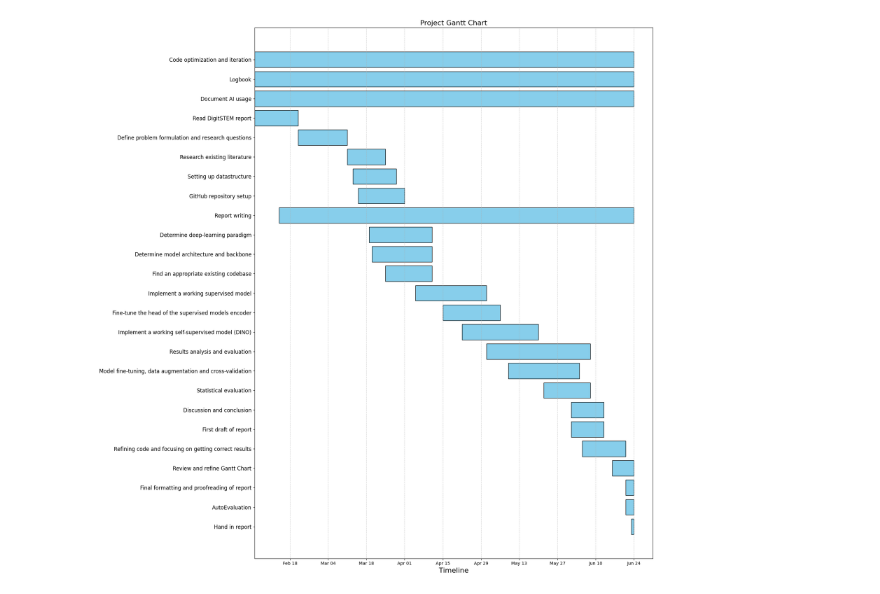
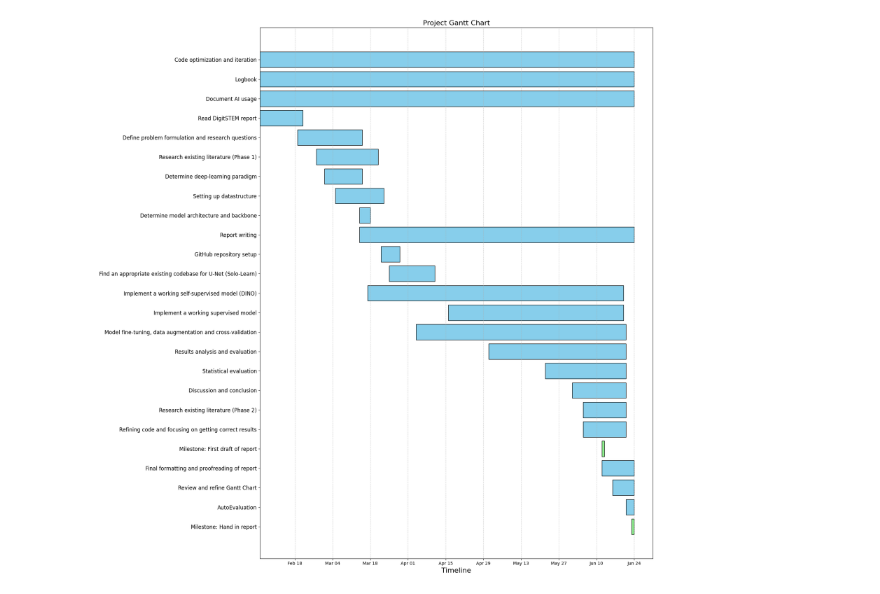
Before and after one commit to Alfred-Aqraou/nk-cell-segmentation, a Jupyter notebook: Gantt_chart.ipynb, the cells around one changed output. Cells and saved outputs as stored; diff of their text form; code cells hidden in the pictures.

Commit message:
Updated gantt chart to reflect our work dates

```diff
--- a/Gantt_chart.ipynb
+++ b/Gantt_chart.ipynb
@@ -5,57 +5,58 @@ from matplotlib.dates import date2num
 import matplotlib.dates as mdates
 from datetime import datetime
 # %%
-#Gantt Chart Data
+# Gantt Chart Data
 tasks = [
     {"Task": "Code optimization and iteration", "Start": "02/05/2025", "End": "06/23/2025"},
     {"Task": "Logbook", "Start": "02/05/2025", "End": "06/23/2025"},
     {"Task": "Document AI usage", "Start": "02/05/2025", "End": "06/23/2025"},
     {"Task": "Read DigitSTEM report", "Start": "02/05/2025", "End": "02/20/2025"},
-    {"Task": "Define problem formulation and research questions", "Start": "02/21/2025", "End": "03/10/2025"},
-    {"Task": "Research existing literature", "Start": "03/11/2025", "End": "03/24/2025"},
-    {"Task": "Setting up datastructure", "Start": "03/13/2025", "End": "03/28/2025"},
-    {"Task": "GitHub repository setup", "Start": "03/15/2025", "End": "03/31/2025"},
-    {"Task": "Report writing", "Start": "02/14/2025", "End": "06/23/2025"},
-    {"Task": "Determine deep-learning paradigm", "Start": "03/19/2025", "End": "04/10/2025"},
-    {"Task": "Determine model architecture and backbone", "Start": "03/20/2025", "End": "04/10/2025"},
-    {"Task": "Find an appropriate existing codebase", "Start": "03/25/2025", "End": "04/10/2025"},
-    {"Task": "Implement a working supervised model", "Start": "04/05/2025", "End": "04/30/2025"},
-    {"Task": "Fine-tune the head of the supervised models encoder", "Start": "04/15/2025", "End": "05/05/2025"},
-    {"Task": "Implement a working self-supervised model (DINO)", "Start": "04/22/2025", "End": "05/19/2025"},
-    {"Task": "Results analysis and evaluation", "Start": "05/01/2025", "End": "06/07/2025"},
-    {"Task": "Model fine-tuning, data augmentation and cross-validation", "Start": "05/09/2025", "End": "06/03/2025"},
-    {"Task": "Statistical evaluation", "Start": "05/22/2025", "End": "06/07/2025"},
-    {"Task": "Discussion and conclusion", "Start": "06/01/2025", "End": "06/12/2025"},
-    {"Task": "First draft of report", "Start": "06/01/2025", "End": "06/12/2025"},
+    {"Task": "Define problem formulation and research questions", "Start": "02/19/2025", "End": "03/14/2025"},
+    {"Task": "Research existing literature (Phase 1)", "Start": "02/26/2025", "End": "03/20/2025"},
+    {"Task": "Determine deep-learning paradigm", "Start": "03/01/2025", "End": "03/14/2025"},
+    {"Task": "Setting up datastructure", "Start": "03/05/2025", "End": "03/22/2025"},
+    {"Task": "Determine model architecture and backbone", "Start": "03/14/2025", "End": "03/17/2025"},
+    {"Task": "Report writing", "Start": "03/14/2025", "End": "06/23/2025"},
+    {"Task": "GitHub repository setup", "Start": "03/22/2025", "End": "03/28/2025"},
+    {"Task": "Find an appropriate existing codebase for U-Net (Solo-Learn)", "Start": "03/25/2025", "End": "04/10/2025"},
+    {"Task": "Implement a working self-supervised model (DINO)", "Start": "03/17/2025", "End": "06/19/2025"},
+    {"Task": "Implement a working supervised model", "Start": "04/16/2025", "End": "06/19/2025"},
+    {"Task": "Model fine-tuning, data augmentation and cross-validation", "Start": "04/04/2025", "End": "06/20/2025"},
+    {"Task": "Results analysis and evaluation", "Start": "05/01/2025", "End": "06/20/2025"},
+    {"Task": "Statistical evaluation", "Start": "05/22/2025", "End": "06/20/2025"},
+    {"Task": "Discussion and conclusion", "Start": "06/01/2025", "End": "06/20/2025"},
+    {"Task": "Research existing literature (Phase 2)", "Start": "06/05/2025", "End": "06/20/2025"},
     {"Task": "Refining code and focusing on getting correct results", "Start": "06/05/2025", "End": "06/20/2025"},
+    {"Task": "Milestone: First draft of report", "Start": "06/12/2025", "End": "06/12/2025"},
+    {"Task": "Final formatting and proofreading of report", "Start": "06/12/2025", "End": "06/23/2025"},
     {"Task": "Review and refine Gantt Chart", "Start": "06/16/2025", "End": "06/23/2025"},
-    {"Task": "Final formatting and proofreading of report", "Start": "06/21/2025", "End": "06/23/2025"},
     {"Task": "AutoEvaluation", "Start": "06/21/2025", "End": "06/23/2025"},
-    {"Task": "Hand in report", "Start": "06/23/2025", "End": "06/23/2025"}
+    {"Task": "Milestone: Hand in report", "Start": "06/23/2025", "End": "06/23/2025"}
 ]
 # %%
 # Convert to DataFrame
 df = pd.DataFrame(tasks)
 df["Start"] = pd.to_datetime(df["Start"], format="%m/%d/%Y")
 df["End"] = pd.to_datetime(df["End"], format="%m/%d/%Y")
 df["Duration"] = (df["End"] - df["Start"]).dt.days + 1
 
 # Plot
 fig, ax = plt.subplots(figsize=(18, 18))
 for idx, row in df.iterrows():
-    ax.barh(y=idx, width=row["Duration"], left=row["Start"], color="skyblue", edgecolor="black")
+    color = "lightgreen" if "Milestone" in row["Task"] else "skyblue"
+    ax.barh(y=idx, width=row["Duration"], left=row["Start"], color=color, edgecolor="black")
 
 
 ax.set_yticks(range(len(df)))
 ax.set_yticklabels(df["Task"])
 ax.tick_params(axis='y', labelsize=12)
 ax.invert_yaxis()
 ax.xaxis.set_major_locator(mdates.WeekdayLocator(interval=2))
 ax.xaxis.set_major_formatter(mdates.DateFormatter("%b %d"))
 plt.title("Project Gantt Chart", fontsize=16)
 plt.xlabel("Timeline", fontsize=16)
 plt.grid(True, axis='x', linestyle='--', alpha=0.6)
 plt.tight_layout()
 plt.show()
 # %% [output]
-[figure, old version]
+[figure, new version]
```
